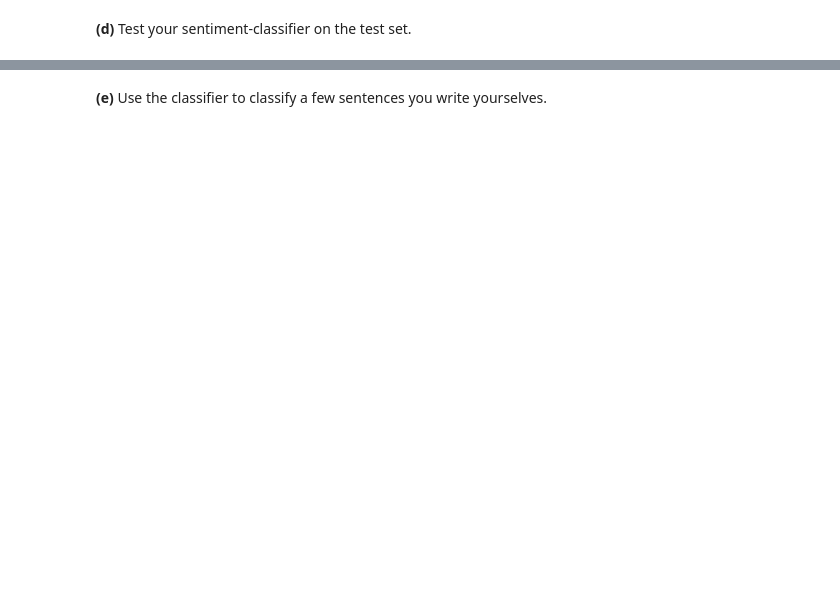
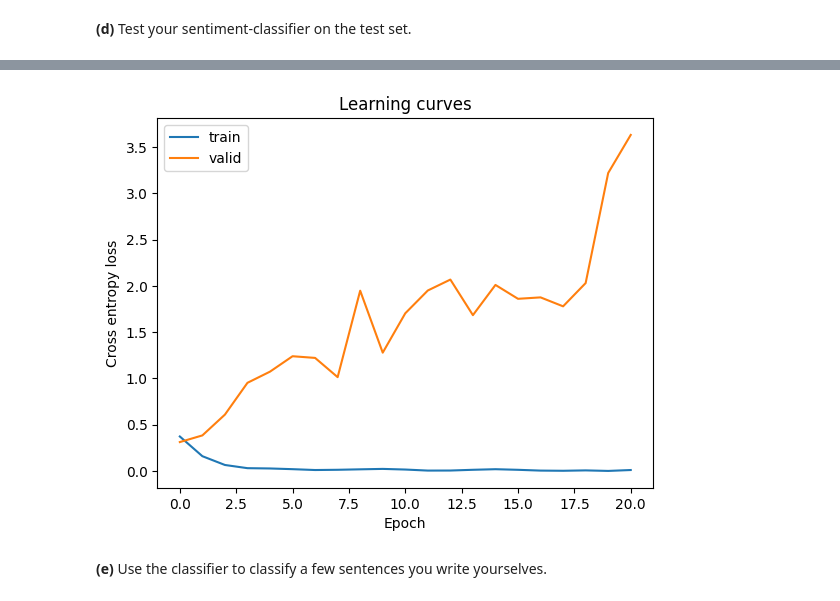
Before and after one commit to maxim-zavidei/viauc-mal1-a23, a Jupyter notebook: assignment5/solution.ipynb, the cells around one changed output, grey strips where cells are left out. Cells and saved outputs as stored; diff of their text form; code cells hidden in the pictures; blank space fills up the shorter version.

```diff
--- a/assignment5/solution.ipynb
+++ b/assignment5/solution.ipynb
@@ -144,2 +118,15 @@ Accuracy on testing data: [0.3357609212398529, 0.8787999749183655]
+# %%
+import matplotlib.pyplot as plt
+
+plt.figure()
+plt.title("Learning curves")
+plt.xlabel("Epoch")
+plt.ylabel("Cross entropy loss")
+plt.plot(history.history['loss'], label = 'train')
+plt.plot(history.history['val_loss'], label = 'valid')
+plt.legend()
+plt.show()
+# %% [output]
+[figure, added]
 # %% [markdown]
 **(e)** Use the classifier to classify a few sentences you write yourselves.
```
Also changed, not shown: parts of 4 cells of this notebook, 1 other file.
